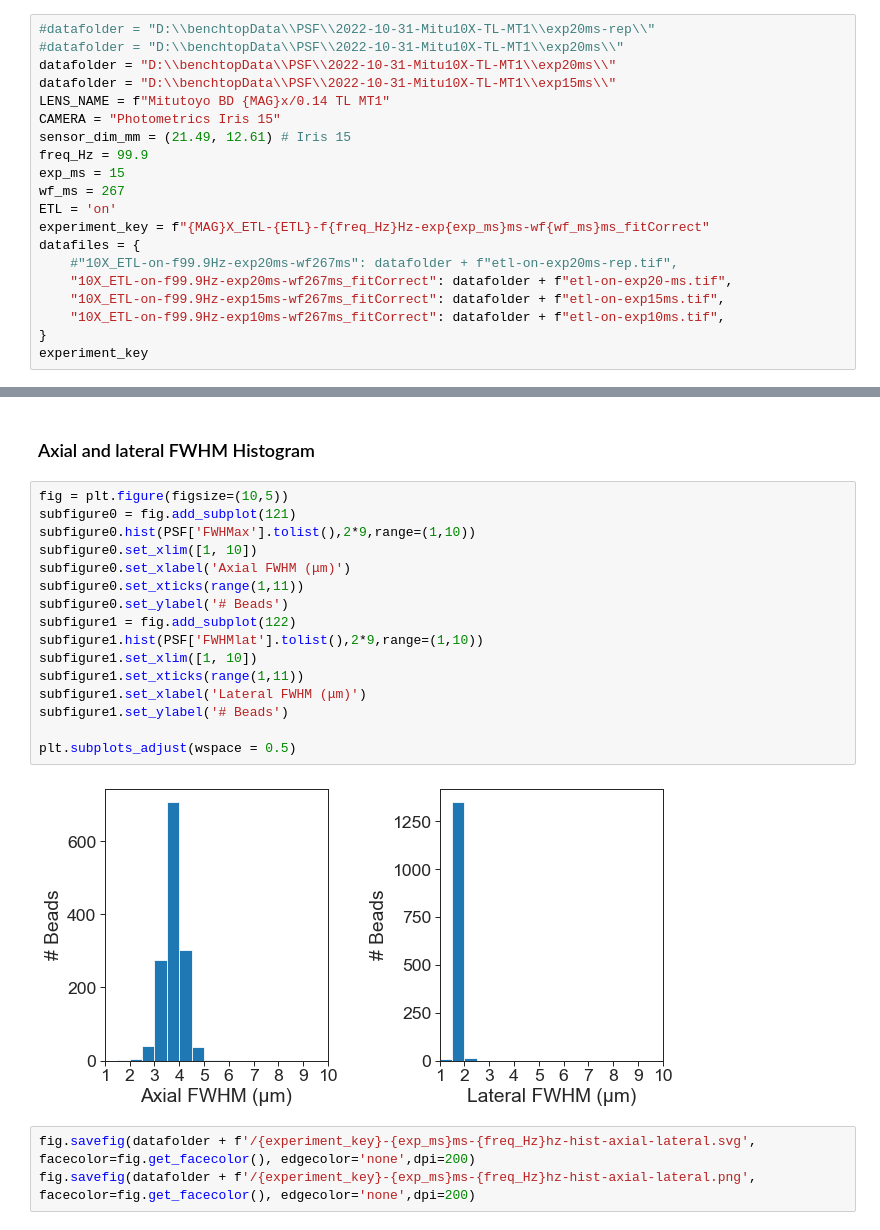
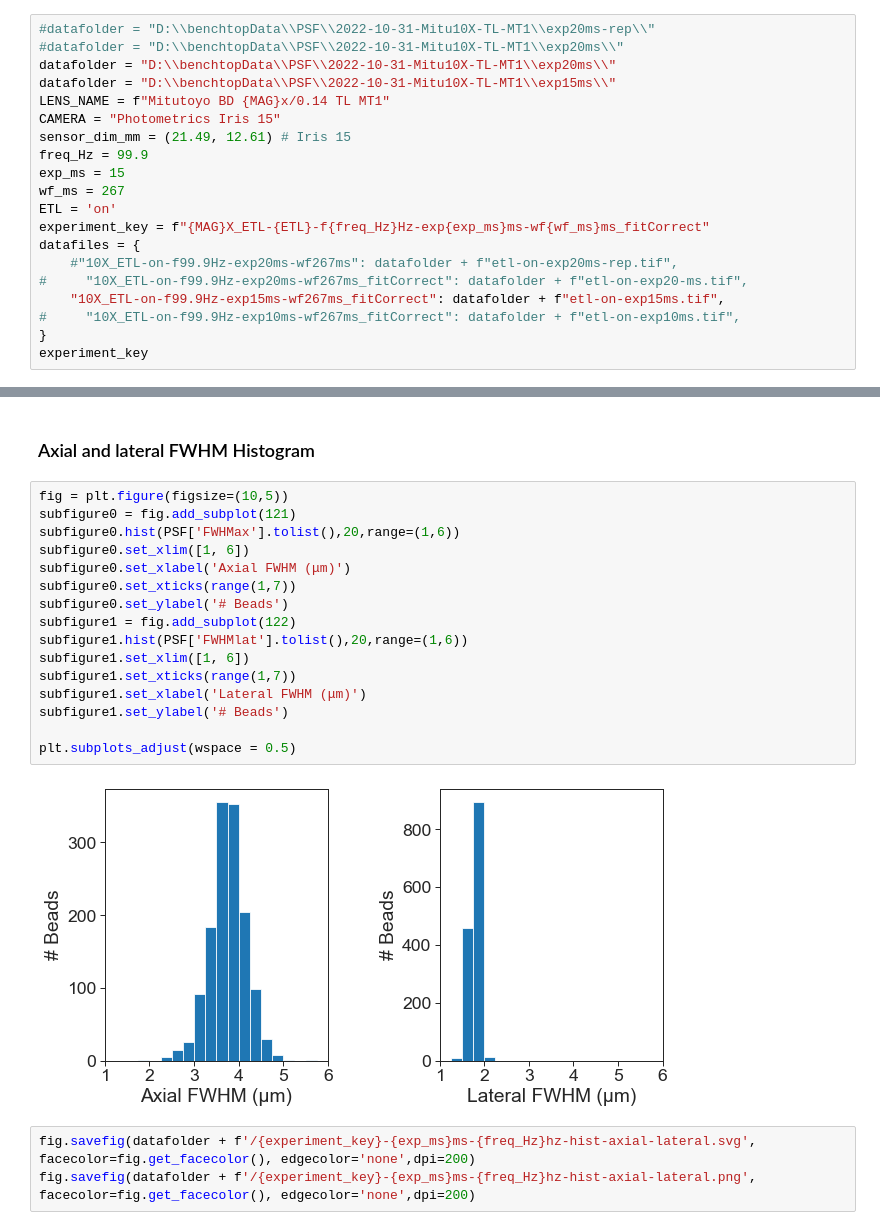
Before and after one commit to mesoSPIM/mesoSPIM-PSFanalysis, a Jupyter notebook: benchtop-MitutoyoBD-10X(TL-MT1)-final.ipynb, the cells around one changed output, grey strips where cells are left out. Saved outputs shown, nothing was run; the diff lists cells and outputs as text.

```diff
--- a/benchtop-MitutoyoBD-10X(TL-MT1).ipynb
+++ b/benchtop-MitutoyoBD-10X(TL-MT1)-final.ipynb
@@ -66,9 +66,9 @@ ETL = 'on'
 experiment_key = f"{MAG}X_ETL-{ETL}-f{freq_Hz}Hz-exp{exp_ms}ms-wf{wf_ms}ms_fitCorrect"
 datafiles = {
     #"10X_ETL-on-f99.9Hz-exp20ms-wf267ms": datafolder + f"etl-on-exp20ms-rep.tif",
-    "10X_ETL-on-f99.9Hz-exp20ms-wf267ms_fitCorrect": datafolder + f"etl-on-exp20-ms.tif",
+#     "10X_ETL-on-f99.9Hz-exp20ms-wf267ms_fitCorrect": datafolder + f"etl-on-exp20-ms.tif",
     "10X_ETL-on-f99.9Hz-exp15ms-wf267ms_fitCorrect": datafolder + f"etl-on-exp15ms.tif",
-    "10X_ETL-on-f99.9Hz-exp10ms-wf267ms_fitCorrect": datafolder + f"etl-on-exp10ms.tif",
+#     "10X_ETL-on-f99.9Hz-exp10ms-wf267ms_fitCorrect": datafolder + f"etl-on-exp10ms.tif",
 }
 experiment_key
 # %% [output]
@@ -216,21 +216,21 @@ plt.plot((PSF['X']*UmPerPxLat).tolist(), (PSF['Y']*UmPerPxLat).tolist(), 'y.', m
 # %%
 fig = plt.figure(figsize=(10,5))
 subfigure0 = fig.add_subplot(121)
-subfigure0.hist(PSF['FWHMax'].tolist(),2*9,range=(1,10))
-subfigure0.set_xlim([1, 10])
+subfigure0.hist(PSF['FWHMax'].tolist(),20,range=(1,6))
+subfigure0.set_xlim([1, 6])
 subfigure0.set_xlabel('Axial FWHM (μm)')
-subfigure0.set_xticks(range(1,11))
+subfigure0.set_xticks(range(1,7))
 subfigure0.set_ylabel('# Beads')
 subfigure1 = fig.add_subplot(122)
-subfigure1.hist(PSF['FWHMlat'].tolist(),2*9,range=(1,10))
-subfigure1.set_xlim([1, 10])
-subfigure1.set_xticks(range(1,11))
+subfigure1.hist(PSF['FWHMlat'].tolist(),20,range=(1,6))
+subfigure1.set_xlim([1, 6])
+subfigure1.set_xticks(range(1,7))
 subfigure1.set_xlabel('Lateral FWHM (μm)')
 subfigure1.set_ylabel('# Beads')
 
 plt.subplots_adjust(wspace = 0.5)
 # %% [output]
-[figure, old version]
+[figure, new version]
 # %%
 fig.savefig(datafolder + f'/{experiment_key}-{exp_ms}ms-{freq_Hz}hz-hist-axial-lateral.svg', facecolor=fig.get_facecolor(), edgecolor='none',dpi=200)
 fig.savefig(datafolder + f'/{experiment_key}-{exp_ms}ms-{freq_Hz}hz-hist-axial-lateral.png', facecolor=fig.get_facecolor(), edgecolor='none',dpi=200)
```
Also changed, not shown: parts of 2 cells of this notebook, 4 other files.
